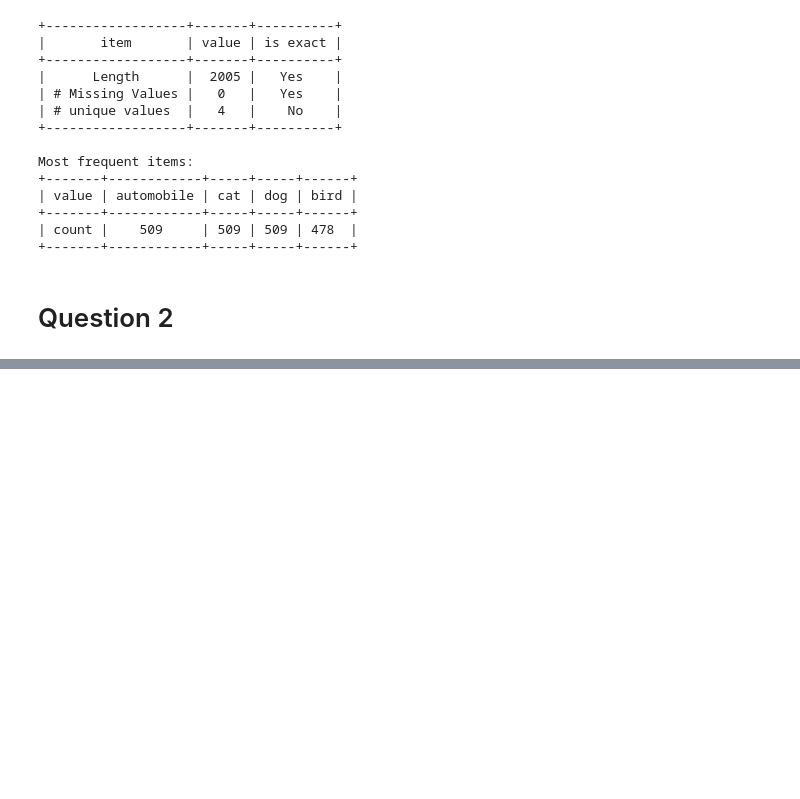
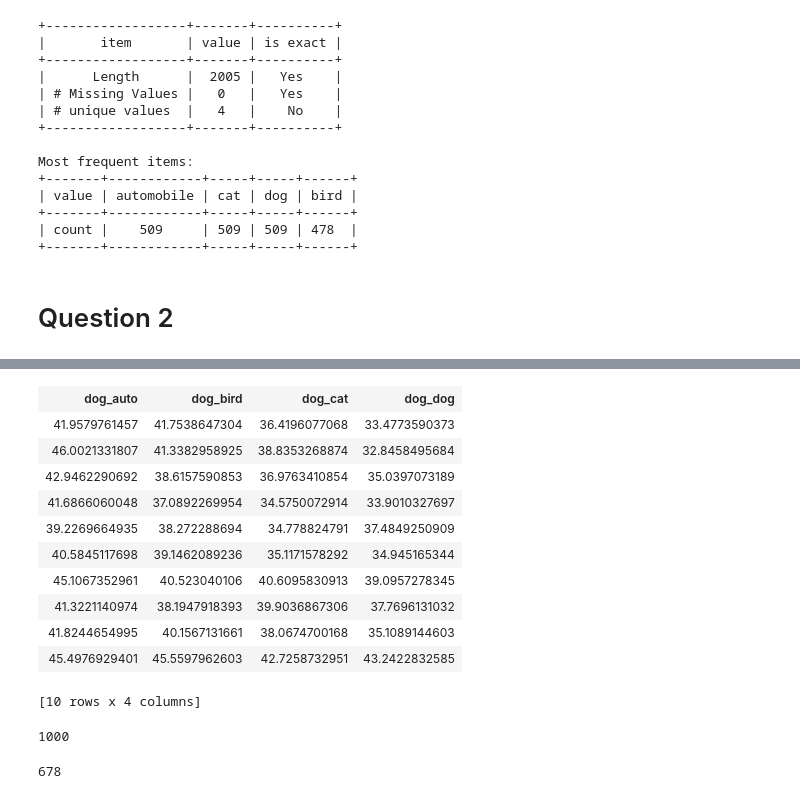
Before and after one commit to apendala/ml, a Jupyter notebook: Week6/Deep features for image retrieval.ipynb, the cells around one changed output, grey strips where cells are left out. Drawn from its saved outputs; the diff is of its cells as text; code cells hidden in the pictures; blank space fills up the shorter version.

```diff
--- a/Week6/Deep features for image retrieval.ipynb
+++ b/Week6/Deep features for image retrieval.ipynb
@@ -202,0 +247,4 @@ Starting pairwise querying.
+# %%
+bird_model = graphlab.nearest_neighbors.create(bird_data,
+                                             features=['deep_features'],
+                                             label='id')
@@ -202,0 +253,2 @@ Starting pairwise querying.
+# %%
+dog_test_data=image_test.filter_by(['dog'],'label')
@@ -202,0 +261,5 @@ Starting pairwise querying.
+# %%
+dog_cat_neighbors = cat_model.query(dog_test_data, k=1)
+dog_dog_neighbors = dog_model.query(dog_test_data, k=1)
+dog_bird_neighbors = bird_model.query(dog_test_data, k=1)
+dog_auto_neighbors = auto_model.query(dog_test_data, k=1)
@@ -202,0 +280,25 @@ Starting pairwise querying.
+# %%
+dog_distances = graphlab.SFrame({'dog_auto': dog_auto_neighbors['distance'],
+                              'dog_bird': dog_bird_neighbors['distance'],
+                              'dog_cat': dog_cat_neighbors['distance'],
+                              'dog_dog': dog_dog_neighbors['distance']
+                             })
+# %%
+dog_distances.head()
+# %% [output]
+| dog_auto | dog_bird | dog_cat | dog_dog |
+| 41.9579761457 | 41.7538647304 | 36.4196077068 | 33.4773590373 |
+| 46.0021331807 | 41.3382958925 | 38.8353268874 | 32.8458495684 |
+| 42.9462290692 | 38.6157590853 | 36.9763410854 | 35.0397073189 |
+| 41.6866060048 | 37.0892269954 | 34.5750072914 | 33.9010327697 |
+| 39.2269664935 | 38.272288694 | 34.778824791 | 37.4849250909 |
+| 40.5845117698 | 39.1462089236 | 35.1171578292 | 34.945165344 |
+| 45.1067352961 | 40.523040106 | 40.6095830913 | 39.0957278345 |
+| 41.3221140974 | 38.1947918393 | 39.9036867306 | 37.7696131032 |
+| 41.8244654995 | 40.1567131661 | 38.0674700168 | 35.1089144603 |
+| 45.4976929401 | 45.5597962603 | 42.7258732951 | 43.2422832585 |
+[10 rows x 4 columns]
+# %%
+len(dog_distances)
+# %% [output]
+1000
@@ -202,0 +311,4 @@ Starting pairwise querying.
+# %%
+dog_distances.apply(is_dog_correct).sum()
+# %% [output]
+678
```
Also changed, not shown: parts of 23 cells of this notebook.
